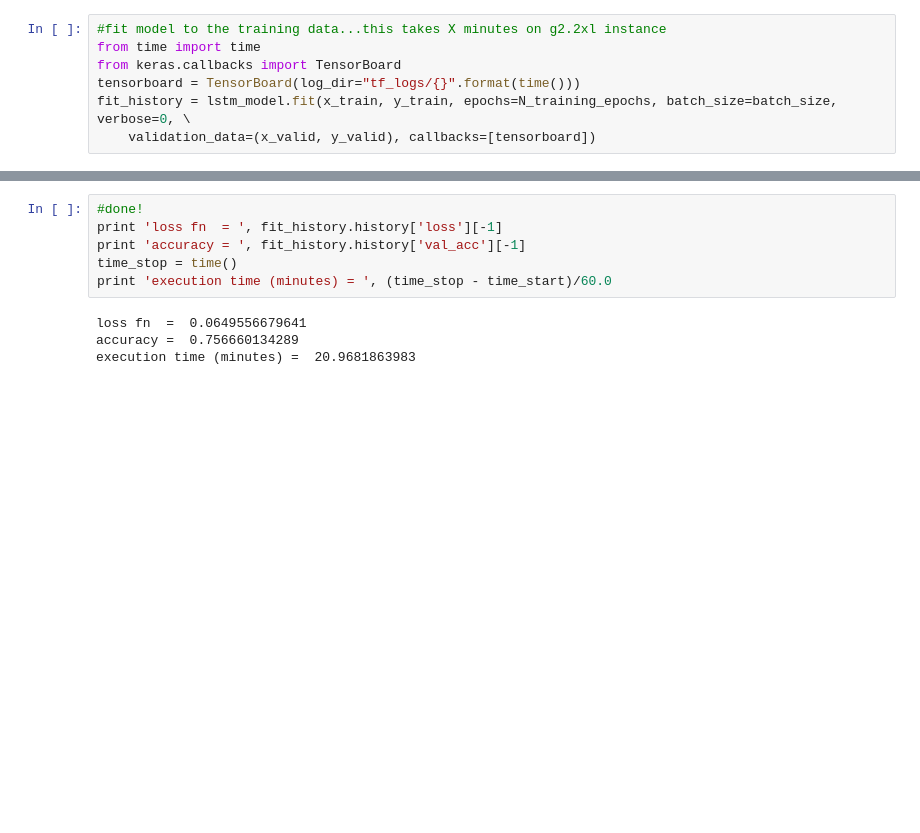
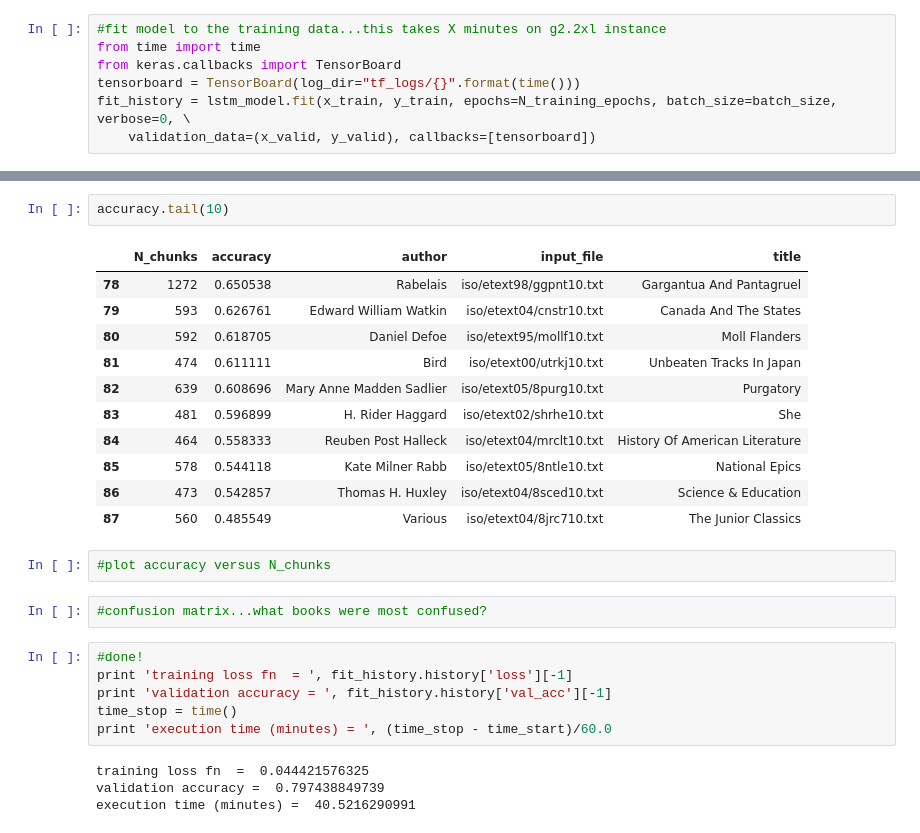
Before and after one commit to joehahn/tf-text-classification-demo, a Jupyter notebook: dl.ipynb, the cells around one changed output, grey strips where cells are left out. Drawn from its saved outputs; the diff is of its cells as text; blank space fills up the shorter version.

```diff
--- a/dl.ipynb
+++ b/dl.ipynb
@@ -307,10 +341,28 @@ plt.savefig('figs/loss.png')
+# %%
+accuracy.tail(10)
+# %% [output]
+|  | N_chunks | accuracy | author | input_file | title |
+| 78 | 1272 | 0.650538 | Rabelais | iso/etext98/ggpnt10.txt | Gargantua And Pantagruel |
+| 79 | 593 | 0.626761 | Edward William Watkin | iso/etext04/cnstr10.txt | Canada And The States |
+| 80 | 592 | 0.618705 | Daniel Defoe | iso/etext95/mollf10.txt | Moll Flanders |
+| 81 | 474 | 0.611111 | Bird | iso/etext00/utrkj10.txt | Unbeaten Tracks In Japan |
+| 82 | 639 | 0.608696 | Mary Anne Madden Sadlier | iso/etext05/8purg10.txt | Purgatory |
+| 83 | 481 | 0.596899 | H. Rider Haggard | iso/etext02/shrhe10.txt | She |
+| 84 | 464 | 0.558333 | Reuben Post Halleck | iso/etext04/mrclt10.txt | History Of American Literature |
+| 85 | 578 | 0.544118 | Kate Milner Rabb | iso/etext05/8ntle10.txt | National Epics |
+| 86 | 473 | 0.542857 | Thomas H. Huxley | iso/etext04/8sced10.txt | Science & Education |
+| 87 | 560 | 0.485549 | Various | iso/etext04/8jrc710.txt | The Junior Classics |
+# %%
+#plot accuracy versus N_chunks
+# %%
+#confusion matrix...what books were most confused?
 # %%
 #done!
-print 'loss fn  = ', fit_history.history['loss'][-1]
-print 'accuracy = ', fit_history.history['val_acc'][-1]
+print 'training loss fn  = ', fit_history.history['loss'][-1]
+print 'validation accuracy = ', fit_history.history['val_acc'][-1]
 time_stop = time()
 print 'execution time (minutes) = ', (time_stop - time_start)/60.0
 # %% [output]
-loss fn  =  0.0649556679641
-accuracy =  0.756660134289
-execution time (minutes) =  20.9681863983
+training loss fn  =  0.044421576325
+validation accuracy =  0.797438849739
+execution time (minutes) =  40.5216290991
```
Also changed, not shown: parts of 14 cells of this notebook, 2 other files.
